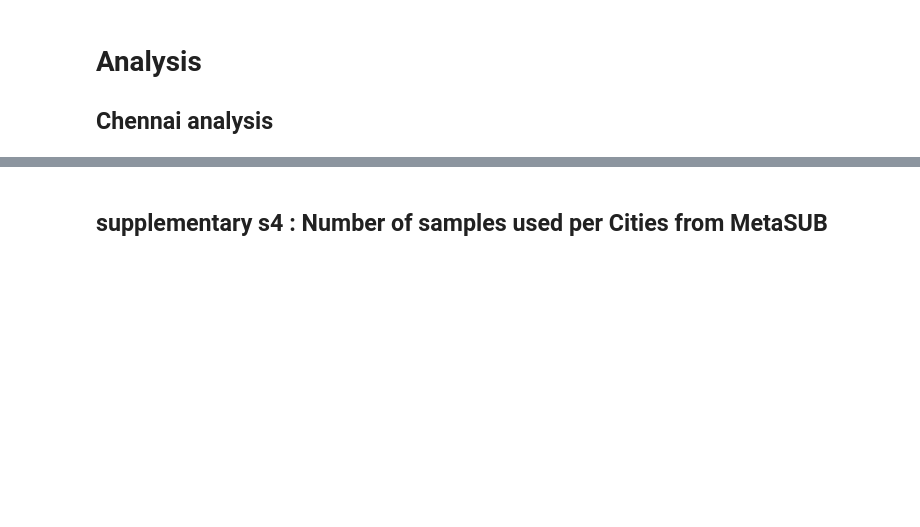
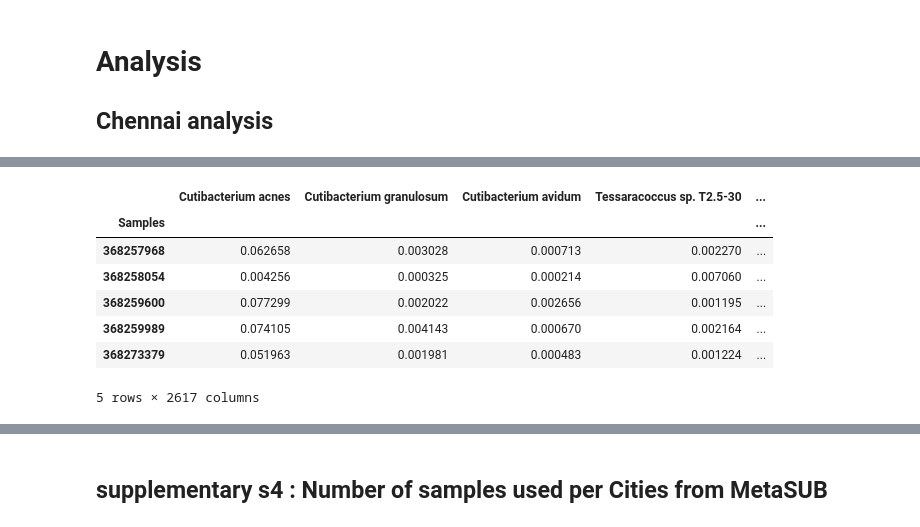
Before and after one commit to IBSE-IITM/MetaSUB-CMRL, a Jupyter notebook: code/microbial_signatures_analysis.ipynb, the cells around one changed output, grey strips where cells are left out. Cells and saved outputs as stored; diff of their text form; code cells hidden in the pictures; blank space fills up the shorter version.

```diff
--- a/code/microbial_signatures_analysis.ipynb
+++ b/code/microbial_signatures_analysis.ipynb
@@ -236,13 +300,0 @@ def analysis_function(input_df, threshold, folder, supplementary_s3):
-# %%
-## Load the Chennai bracken results
-
-
-supplementary_s3 = {"Species Category":["Core","Sub-core","Peripheral", "Unique-core"],}
-
-for threshold,folder in prevalence_list:
-    chennai_species_df = pd.read_csv(os.path.join(CHENNAI_DATASET, 'bracken_species_non_human_processed.csv'))
-    print("Che spe",chennai_species_df.shape)
-    chennai_species_df.set_index('Samples', inplace= True)
-    filtered_vc, metasub_species = analysis_function(input_df = chennai_species_df, threshold = threshold, folder = folder, supplementary_s3 = supplementary_s3)
-
-pd.DataFrame.from_dict(supplementary_s3).to_csv(os.path.join(SUPPLEMENTARY, "supplementary_table_s3.csv"), index=False)
@@ -290,2 +349,13 @@ Iterate through each cities
+# %%
+chennai_species_df.head()
+# %% [output]
+|  | Cutibacterium acnes | Cutibacterium granulosum | Cutibacterium avidum | Tessaracoccus sp. T2.5-30 | ... |
+| Samples |  |  |  |  | ... |
+| 368257968 | 0.062658 | 0.003028 | 0.000713 | 0.002270 | ... |
+| 368258054 | 0.004256 | 0.000325 | 0.000214 | 0.007060 | ... |
+| 368259600 | 0.077299 | 0.002022 | 0.002656 | 0.001195 | ... |
+| 368259989 | 0.074105 | 0.004143 | 0.000670 | 0.002164 | ... |
+| 368273379 | 0.051963 | 0.001981 | 0.000483 | 0.001224 | ... |
+5 rows × 2617 columns
 # %%
 ## Temp. remove this
```
Also changed, not shown: parts of 10 cells of this notebook, 25 other files.
